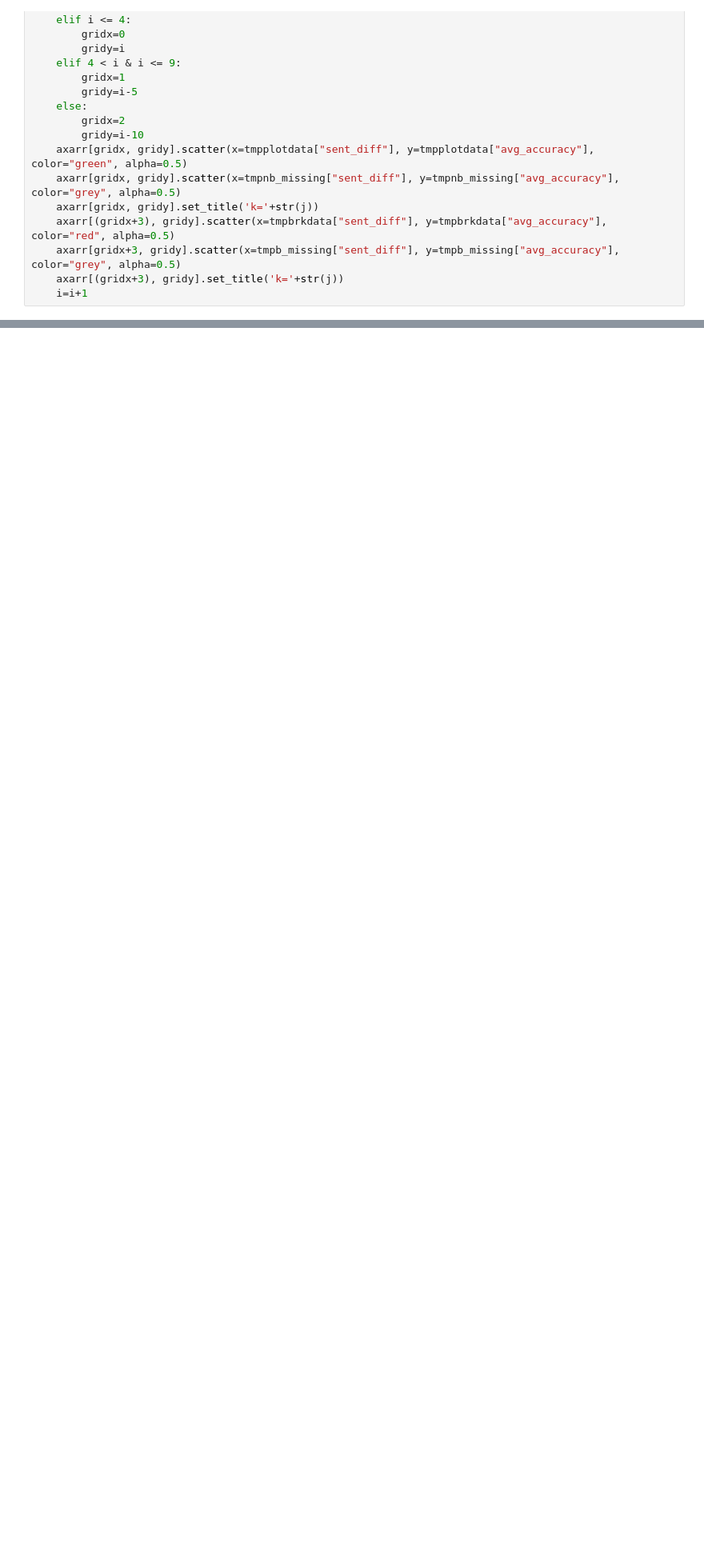
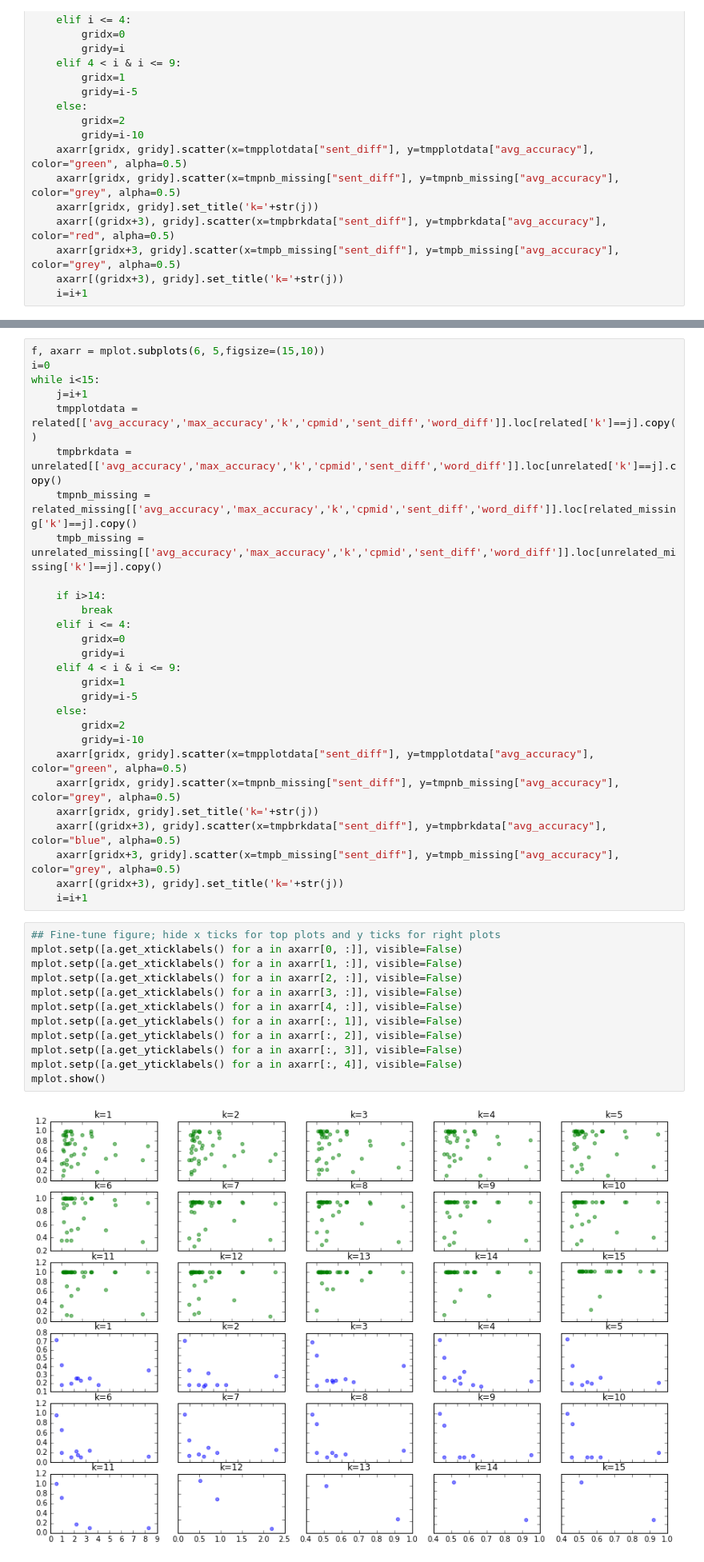
Before and after one commit to SuLab/M2C_rel_nb, a Jupyter notebook: Figure 4 and Supp Fig 3. Concept Distance and Relationship Annotation.ipynb, the cells around one changed output, grey strips where cells are left out. Shown: that part at 80% size. Cells and saved outputs as stored; diff of their text form; blank space fills up the shorter version.

```diff
--- a/Figure 4. Concept Distance and Relationship Annotation.ipynb
+++ b/Figure 4 and Supp Fig 3. Concept Distance and Relationship Annotation.ipynb
@@ -468,0 +490,42 @@ mplot.show()
+# %%
+f, axarr = mplot.subplots(6, 5,figsize=(15,10))
+i=0
+while i<15:
+    j=i+1
+    tmpplotdata = related[['avg_accuracy','max_accuracy','k','cpmid','sent_diff','word_diff']].loc[related['k']==j].copy()
+    tmpbrkdata = unrelated[['avg_accuracy','max_accuracy','k','cpmid','sent_diff','word_diff']].loc[unrelated['k']==j].copy()
+    tmpnb_missing = related_missing[['avg_accuracy','max_accuracy','k','cpmid','sent_diff','word_diff']].loc[related_missing['k']==j].copy()
+    tmpb_missing = unrelated_missing[['avg_accuracy','max_accuracy','k','cpmid','sent_diff','word_diff']].loc[unrelated_missing['k']==j].copy()
+
+    if i>14:
+        break
+    elif i <= 4:
+        gridx=0
+        gridy=i
+    elif 4 < i & i <= 9:
+        gridx=1
+        gridy=i-5
+    else:
+        gridx=2
+        gridy=i-10
+    axarr[gridx, gridy].scatter(x=tmpplotdata["sent_diff"], y=tmpplotdata["avg_accuracy"], color="green", alpha=0.5)
+    axarr[gridx, gridy].scatter(x=tmpnb_missing["sent_diff"], y=tmpnb_missing["avg_accuracy"], color="grey", alpha=0.5)
+    axarr[gridx, gridy].set_title('k='+str(j))
+    axarr[(gridx+3), gridy].scatter(x=tmpbrkdata["sent_diff"], y=tmpbrkdata["avg_accuracy"], color="blue", alpha=0.5)
+    axarr[gridx+3, gridy].scatter(x=tmpb_missing["sent_diff"], y=tmpb_missing["avg_accuracy"], color="grey", alpha=0.5)
+    axarr[(gridx+3), gridy].set_title('k='+str(j))
+    i=i+1
+# %%
+## Fine-tune figure; hide x ticks for top plots and y ticks for right plots
+mplot.setp([a.get_xticklabels() for a in axarr[0, :]], visible=False)
+mplot.setp([a.get_xticklabels() for a in axarr[1, :]], visible=False)
+mplot.setp([a.get_xticklabels() for a in axarr[2, :]], visible=False)
+mplot.setp([a.get_xticklabels() for a in axarr[3, :]], visible=False)
+mplot.setp([a.get_xticklabels() for a in axarr[4, :]], visible=False)
+mplot.setp([a.get_yticklabels() for a in axarr[:, 1]], visible=False)
+mplot.setp([a.get_yticklabels() for a in axarr[:, 2]], visible=False)
+mplot.setp([a.get_yticklabels() for a in axarr[:, 3]], visible=False)
+mplot.setp([a.get_yticklabels() for a in axarr[:, 4]], visible=False)
+mplot.show()
+# %% [output]
+[figure, added]
```
Also changed, not shown: parts of 19 cells of this notebook, 15 other files.
